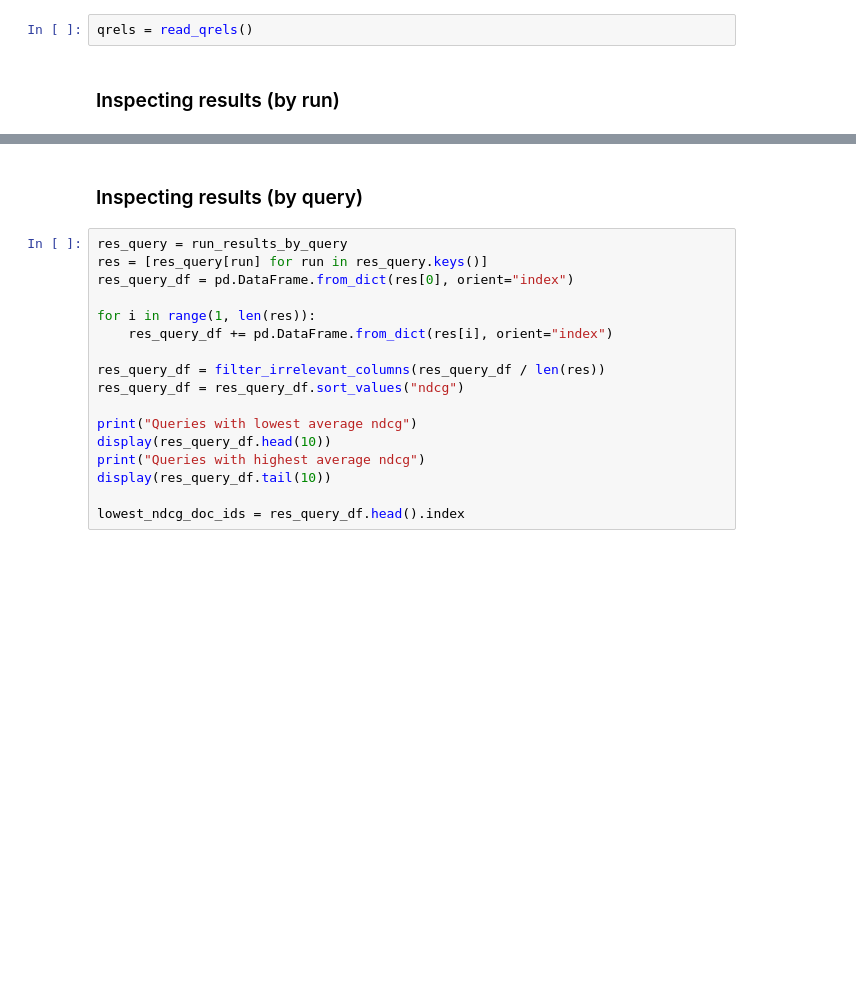
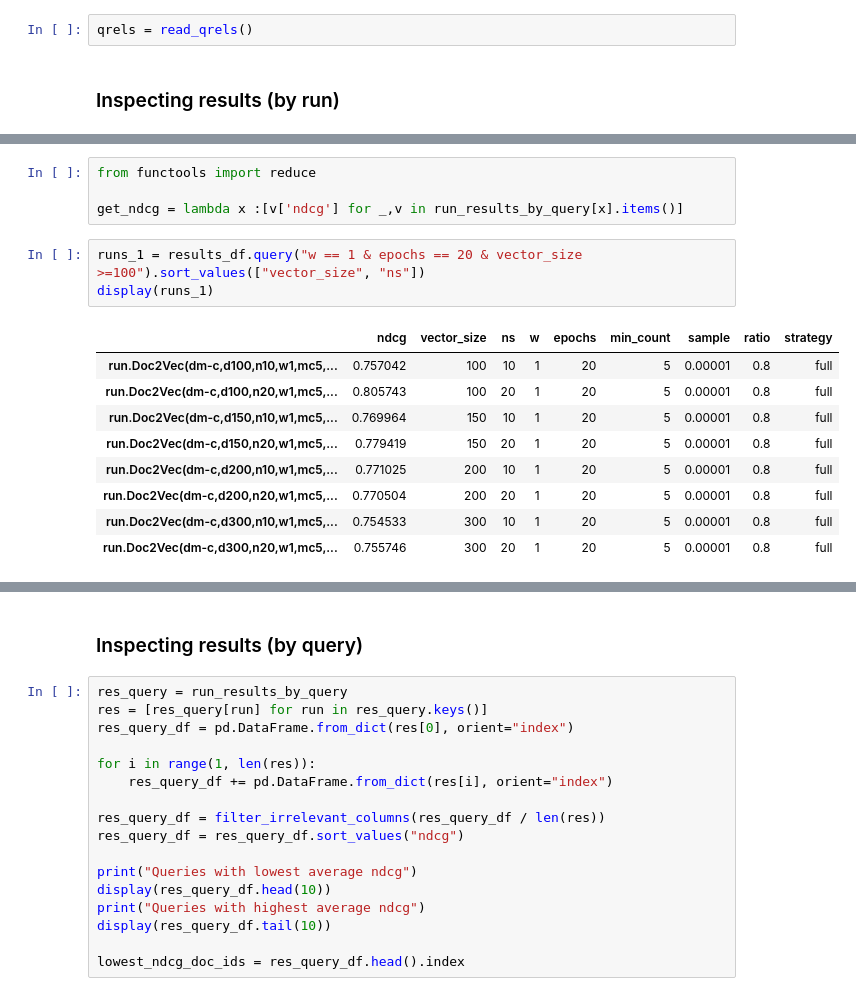
Before and after one commit to LukasRub/stocks-tldr, a Jupyter notebook: notebooks/evaluation/Model evaluation.ipynb, the cells around one changed output, grey strips where cells are left out. Cells and saved outputs as stored; diff of their text form; blank space fills up the shorter version.

```diff
--- a/notebooks/evaluation/Model evaluation.ipynb
+++ b/notebooks/evaluation/Model evaluation.ipynb
@@ -152,0 +155,17 @@ with pd.option_context("max_rows", None):
+# %%
+from functools import reduce
+
+get_ndcg = lambda x :[v['ndcg'] for _,v in run_results_by_query[x].items()]
+# %%
+runs_1 = results_df.query("w == 1 & epochs == 20 & vector_size >=100").sort_values(["vector_size", "ns"])
+display(runs_1)
+# %% [output]
+|  | ndcg | vector_size | ns | w | epochs | min_count | sample | ratio | strategy |
+| run.Doc2Vec(dm-c,d100,n10,w1,mc5,... | 0.757042 | 100 | 10 | 1 | 20 | 5 | 0.00001 | 0.8 | full |
+| run.Doc2Vec(dm-c,d100,n20,w1,mc5,... | 0.805743 | 100 | 20 | 1 | 20 | 5 | 0.00001 | 0.8 | full |
+| run.Doc2Vec(dm-c,d150,n10,w1,mc5,... | 0.769964 | 150 | 10 | 1 | 20 | 5 | 0.00001 | 0.8 | full |
+| run.Doc2Vec(dm-c,d150,n20,w1,mc5,... | 0.779419 | 150 | 20 | 1 | 20 | 5 | 0.00001 | 0.8 | full |
+| run.Doc2Vec(dm-c,d200,n10,w1,mc5,... | 0.771025 | 200 | 10 | 1 | 20 | 5 | 0.00001 | 0.8 | full |
+| run.Doc2Vec(dm-c,d200,n20,w1,mc5,... | 0.770504 | 200 | 20 | 1 | 20 | 5 | 0.00001 | 0.8 | full |
+| run.Doc2Vec(dm-c,d300,n10,w1,mc5,... | 0.754533 | 300 | 10 | 1 | 20 | 5 | 0.00001 | 0.8 | full |
+| run.Doc2Vec(dm-c,d300,n20,w1,mc5,... | 0.755746 | 300 | 20 | 1 | 20 | 5 | 0.00001 | 0.8 | full |
```
Also changed, not shown: parts of 4 cells of this notebook, 43 other files.
